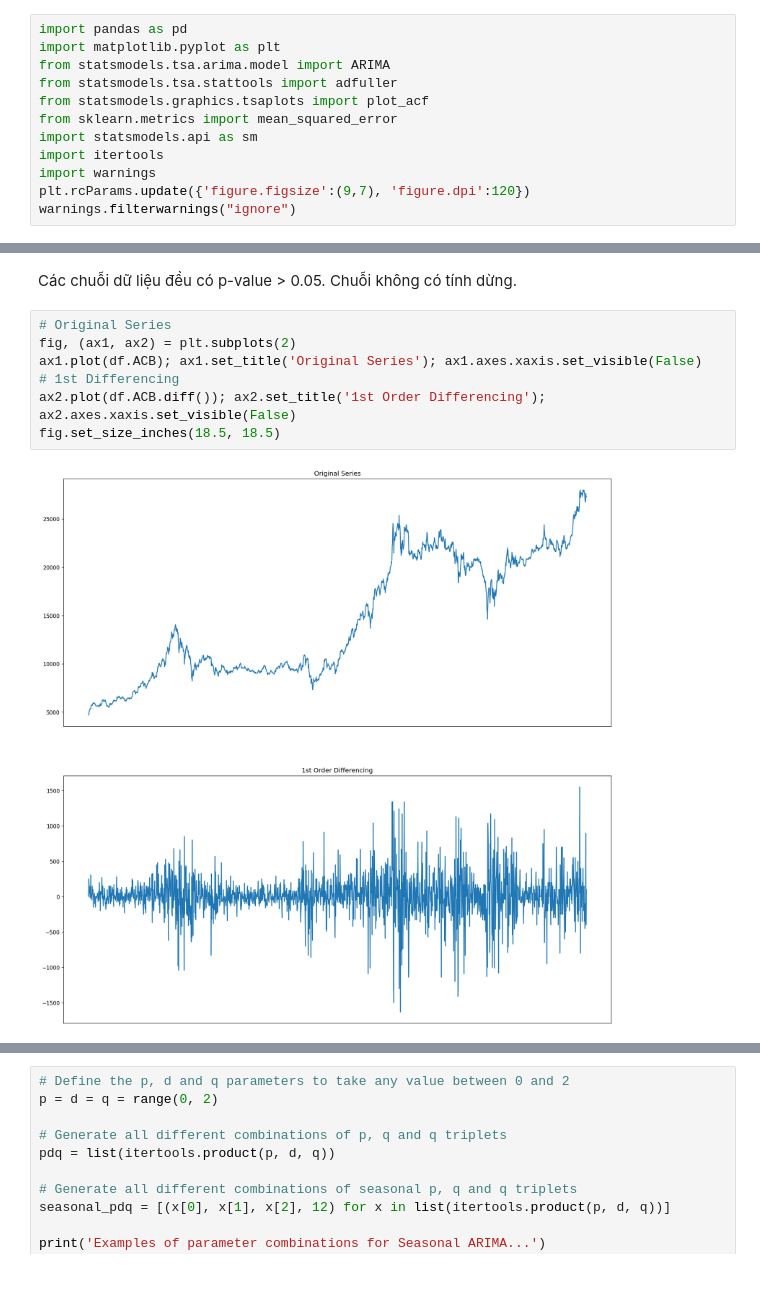
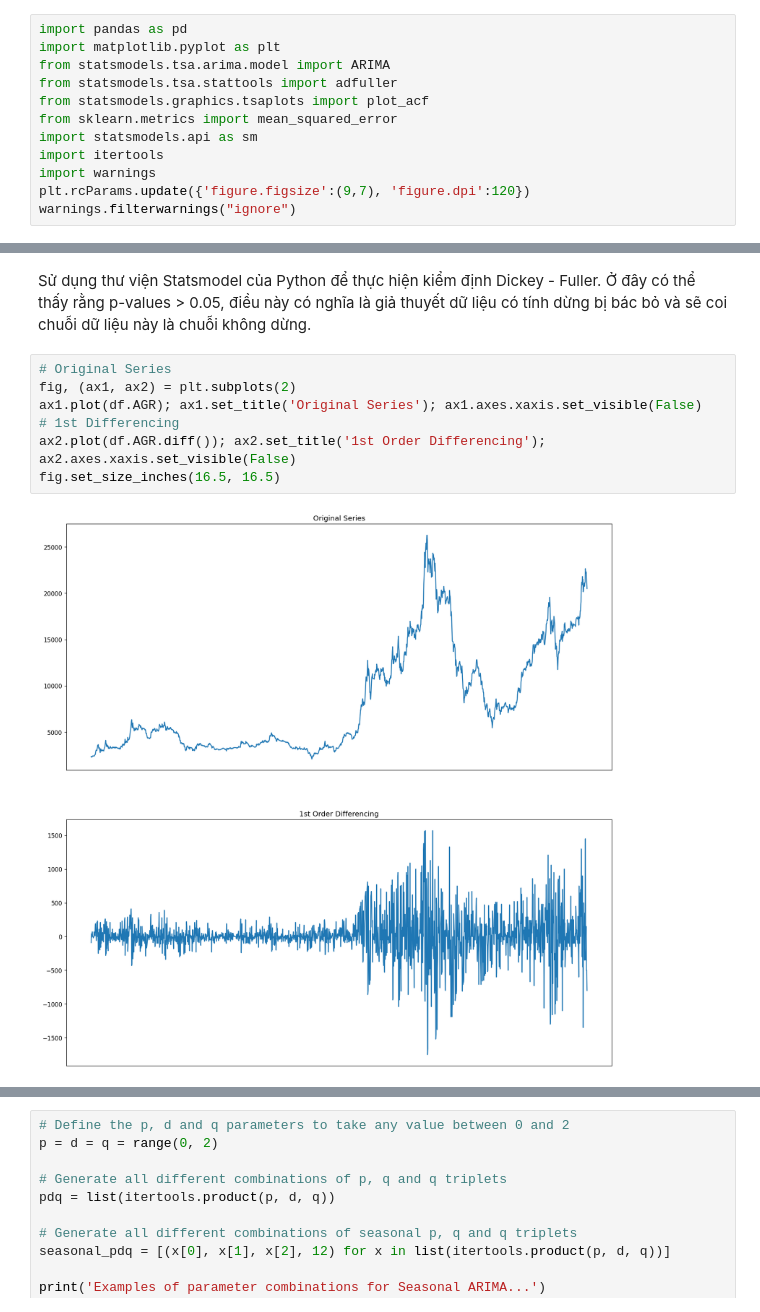
Before and after one commit to HoangHuyyyy/CSC14115, a Jupyter notebook: ARIMA.ipynb, the cells around one changed output, grey strips where cells are left out. Drawn from its saved outputs; the diff is of its cells as text; blank space fills up the shorter version.

```diff
--- a/ARIMA.ipynb
+++ b/ARIMA.ipynb
@@ -51,14 +68,14 @@ Critical Values:
         1%: -3.434
         5%: -2.863
         10%: -2.568
-# %% [markdown]
-Các chuỗi dữ liệu đều có p-value > 0.05. Chuỗi không có tính dừng.
+# %% [markdown]
+Sử dụng thư viện Statsmodel của Python để thực hiện kiểm định Dickey - Fuller. Ở đây có thể thấy rằng p-values > 0.05, điều này có nghĩa là giả thuyết dữ liệu có tính dừng bị bác bỏ và sẽ coi chuỗi dữ liệu này là chuỗi không dừng.
 # %%
 # Original Series
 fig, (ax1, ax2) = plt.subplots(2)
-ax1.plot(df.ACB); ax1.set_title('Original Series'); ax1.axes.xaxis.set_visible(False)
+ax1.plot(df.AGR); ax1.set_title('Original Series'); ax1.axes.xaxis.set_visible(False)
 # 1st Differencing
-ax2.plot(df.ACB.diff()); ax2.set_title('1st Order Differencing'); ax2.axes.xaxis.set_visible(False)
-fig.set_size_inches(18.5, 18.5)
+ax2.plot(df.AGR.diff()); ax2.set_title('1st Order Differencing'); ax2.axes.xaxis.set_visible(False)
+fig.set_size_inches(16.5, 16.5)
 # %% [output]
-[figure, old version]
+[figure, new version]
```
Also changed, not shown: parts of 23 cells of this notebook, 2 other files.
